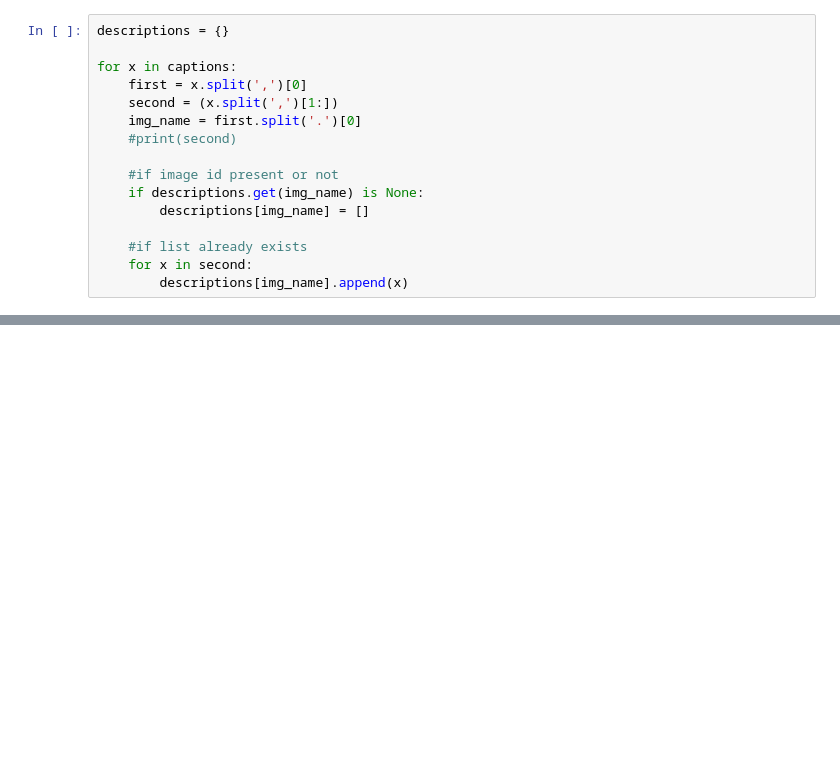
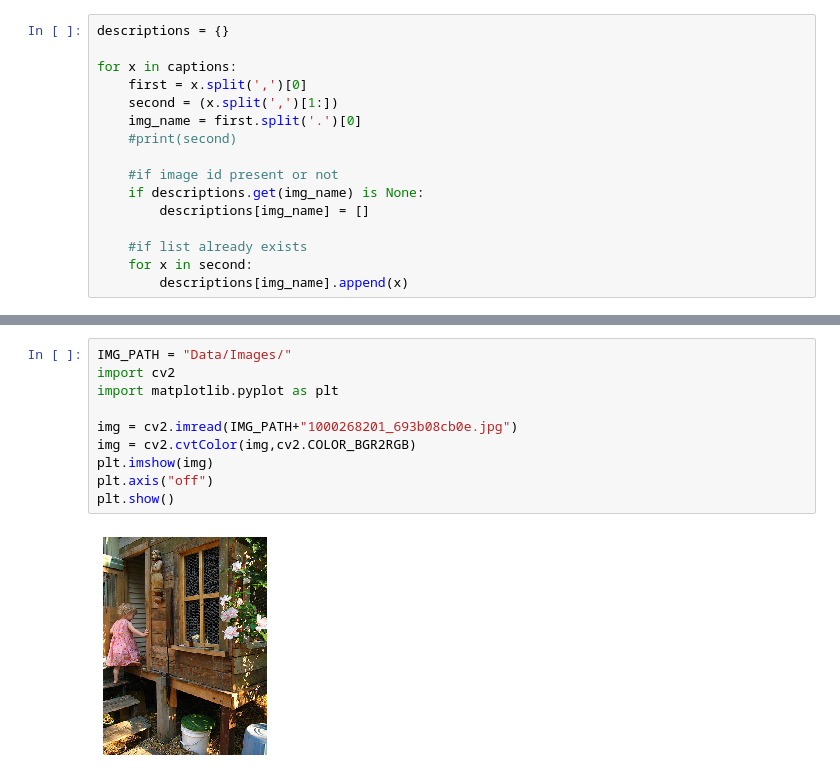
Before and after one commit to GauravPoosarla/Capty, a Jupyter notebook: image_to_text.ipynb, the cells around one changed output, grey strips where cells are left out. Drawn from its saved outputs; the diff is of its cells as text; blank space fills up the shorter version.

Commit message:
imported sample image using cv

```diff
--- a/image_to_text.ipynb
+++ b/image_to_text.ipynb
@@ -62,0 +71,12 @@ for x in captions:
+# %%
+IMG_PATH = "Data/Images/"
+import cv2
+import matplotlib.pyplot as plt
+
+img = cv2.imread(IMG_PATH+"1000268201_693b08cb0e.jpg")
+img = cv2.cvtColor(img,cv2.COLOR_BGR2RGB)
+plt.imshow(img)
+plt.axis("off")
+plt.show()
+# %% [output]
+[figure, added]
```
Also changed, not shown: parts of 1 cell of this notebook.
